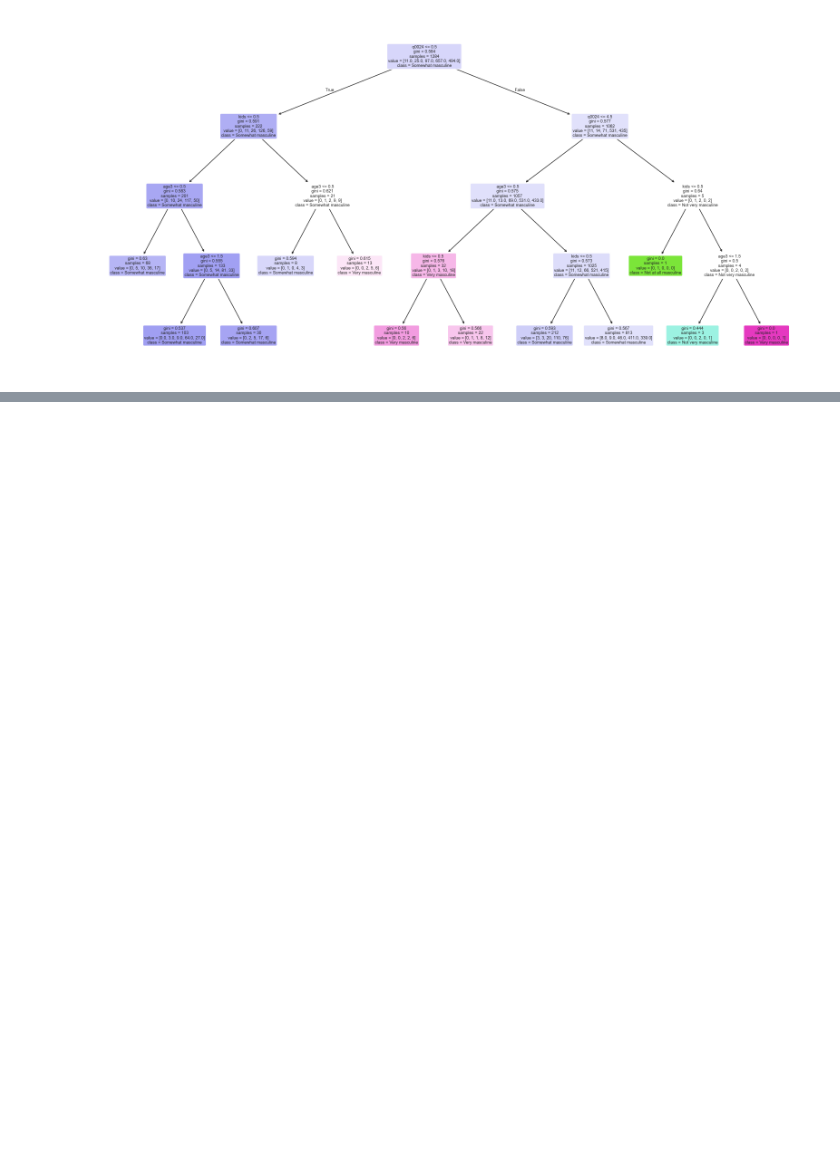
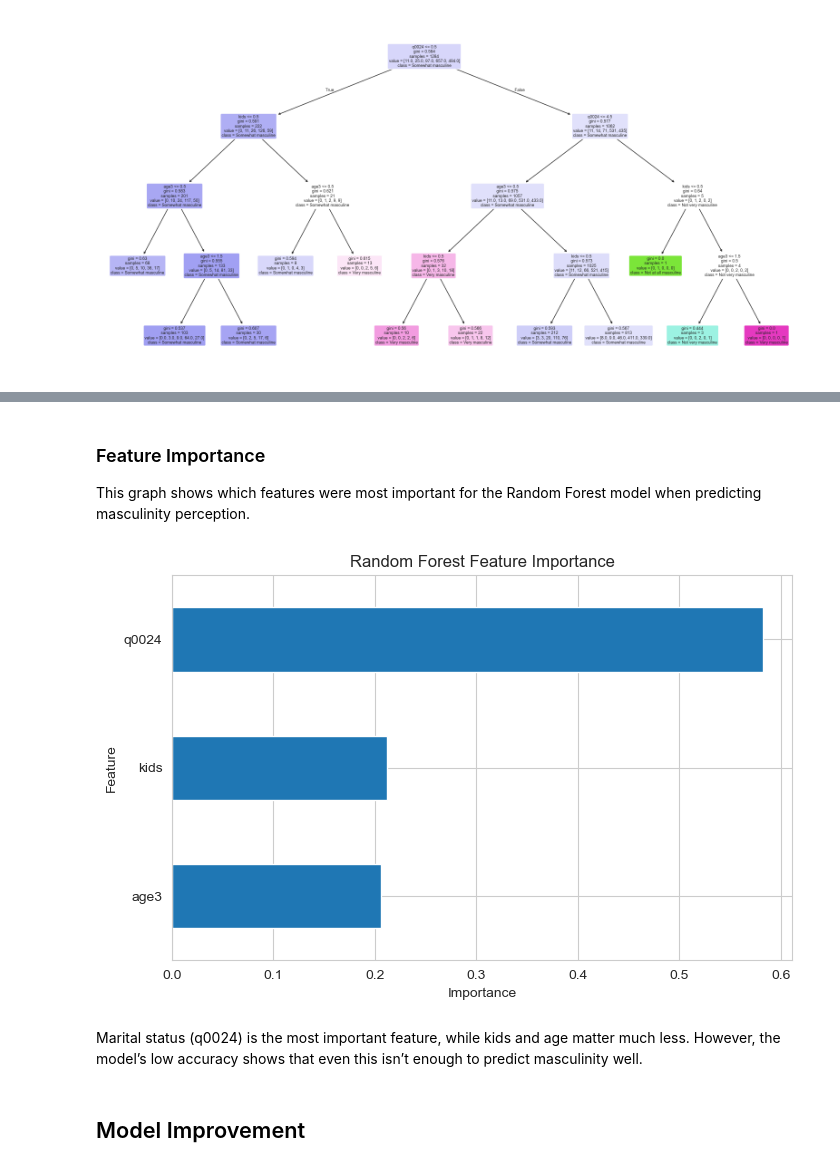
Before and after one commit to Hanif-K-Musaheb/DataScience2026_Final_Project, a Jupyter notebook: final_prj_datascience.ipynb, the cells around one changed output, grey strips where cells are left out. Drawn from its saved outputs; the diff is of its cells as text; code cells hidden in the pictures; blank space fills up the shorter version.

Commit message:
Random Forest is done

```diff
--- a/final_prj_datascience.ipynb
+++ b/final_prj_datascience.ipynb
@@ -595,0 +610,9 @@ plt.show()
+# %%
+
+rf = RandomForestClassifier(
+    n_estimators=100,
+    max_depth=4,#same complexity as the decision tree for a fair comparison between the two
+    random_state=random_state
+)
+
+rf.fit(X_train, Y_train)
@@ -595,0 +658,19 @@ plt.show()
+# %% [markdown]
+### Feature Importance
+
+This graph shows which features were most important for the Random Forest model when predicting masculinity perception.
+# %%
+importances = pd.Series(rf.feature_importances_, index=features)
+
+plt.figure(figsize=(8,5))
+importances.sort_values().plot(kind="barh")
+plt.title("Random Forest Feature Importance")
+plt.xlabel("Importance")
+plt.ylabel("Feature")
+plt.show()
+# %% [output]
+[figure, added]
+# %% [markdown]
+Marital status (q0024) is the most important feature, while kids and age matter much less. However, the model’s low accuracy shows that even this isn’t enough to predict masculinity well.
+# %% [markdown]
+## Model Improvement
```
Also changed, not shown: parts of 19 cells of this notebook.
